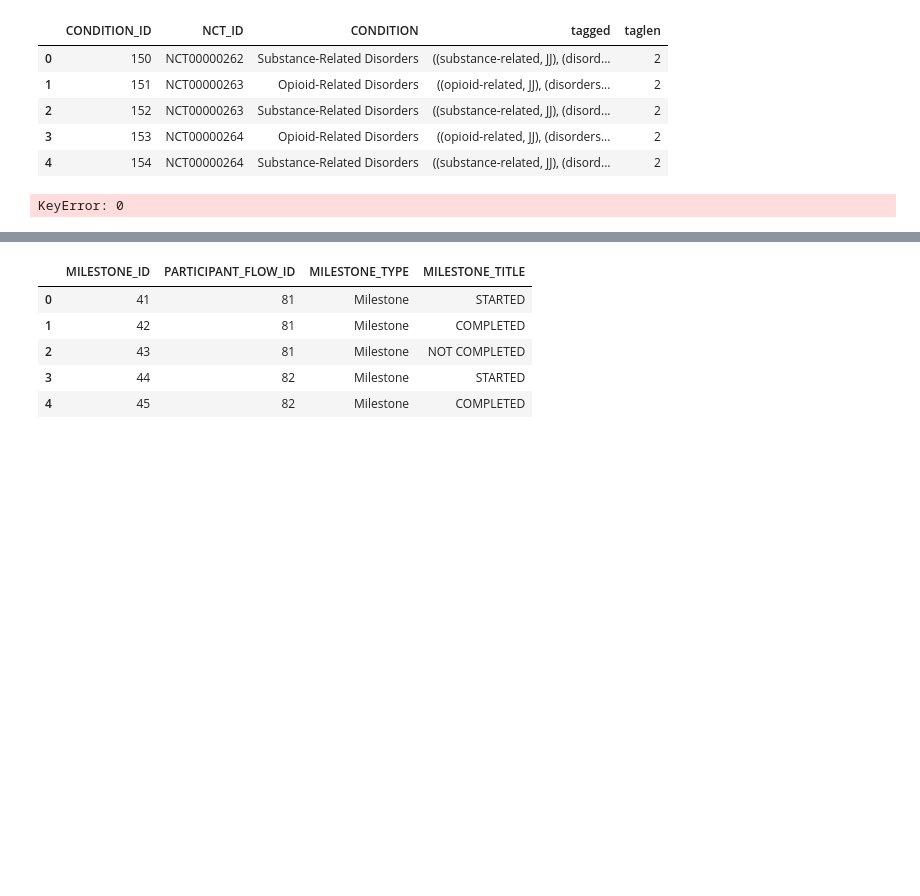
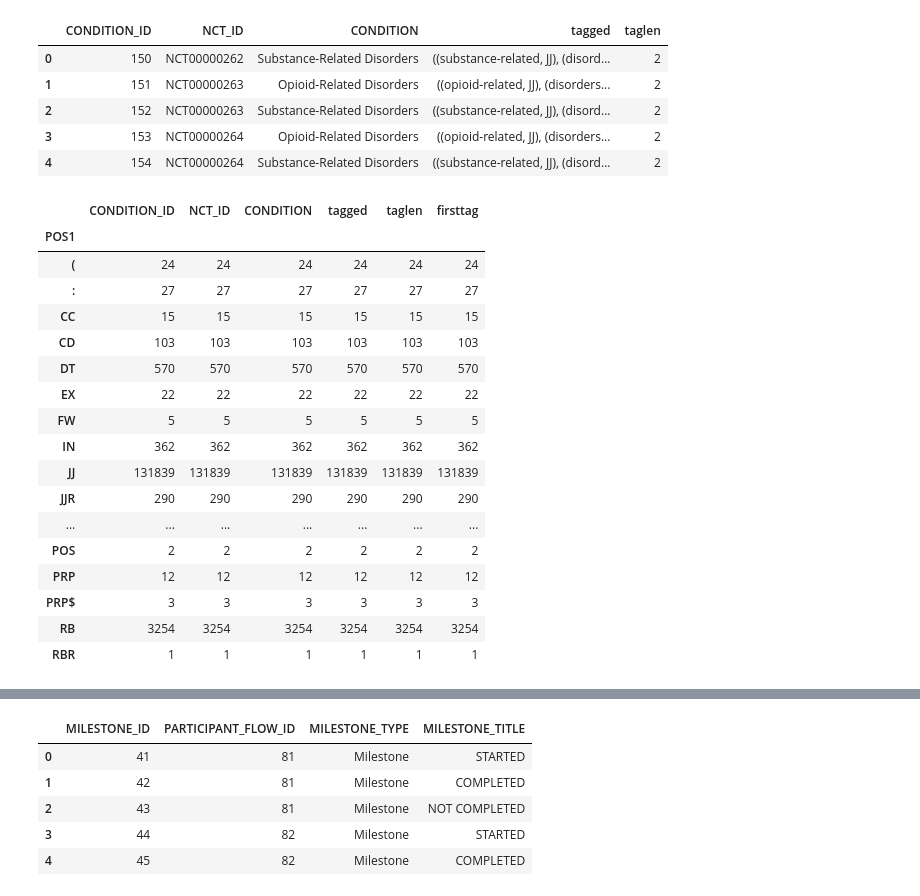
Before and after one commit to szeitlin/clinicaltrials, a Jupyter notebook: 07132016_nltk.ipynb, the cells around one changed output, grey strips where cells are left out. Drawn from its saved outputs; the diff is of its cells as text; code cells hidden in the pictures; blank space fills up the shorter version.

```diff
--- a/07132016_nltk.ipynb
+++ b/07132016_nltk.ipynb
@@ -50,8 +52,10 @@ conditions.head()
+# %%
+first_POS = lambda x: x[0][1]
+# %%
+conditions['firsttag'] = conditions['tagged'].apply(takefirst)
+# %%
+conditions['POS1'] = conditions['tagged'].apply(first_POS)
 # %%
 #could just flatten & count; aggregate by POS
 #could use lambda functions to split into additional columns (or map reduce)
-grouped = conditions.groupby('tagged')
+grouped = conditions.groupby('POS1').count()
-# %%
-grouped.agg(lambda x: x[0][0])
-# %% [output]
-KeyError: 0
@@ -61,0 +62,21 @@ truncated = conditions[conditions['taglen'] < 5]
+# %%
+grouped.head(20)
+# %% [output]
+|  | CONDITION_ID | NCT_ID | CONDITION | tagged | taglen | firsttag |
+| POS1 |  |  |  |  |  |  |
+| ( | 24 | 24 | 24 | 24 | 24 | 24 |
+| : | 27 | 27 | 27 | 27 | 27 | 27 |
+| CC | 15 | 15 | 15 | 15 | 15 | 15 |
+| CD | 103 | 103 | 103 | 103 | 103 | 103 |
+| DT | 570 | 570 | 570 | 570 | 570 | 570 |
+| EX | 22 | 22 | 22 | 22 | 22 | 22 |
+| FW | 5 | 5 | 5 | 5 | 5 | 5 |
+| IN | 362 | 362 | 362 | 362 | 362 | 362 |
+| JJ | 131839 | 131839 | 131839 | 131839 | 131839 | 131839 |
+| JJR | 290 | 290 | 290 | 290 | 290 | 290 |
+| ... | ... | ... | ... | ... | ... | ... |
+| POS | 2 | 2 | 2 | 2 | 2 | 2 |
+| PRP | 12 | 12 | 12 | 12 | 12 | 12 |
+| PRP$ | 3 | 3 | 3 | 3 | 3 | 3 |
+| RB | 3254 | 3254 | 3254 | 3254 | 3254 | 3254 |
+| RBR | 1 | 1 | 1 | 1 | 1 | 1 |
```
Also changed, not shown: parts of 10 cells of this notebook, 2 other files.
